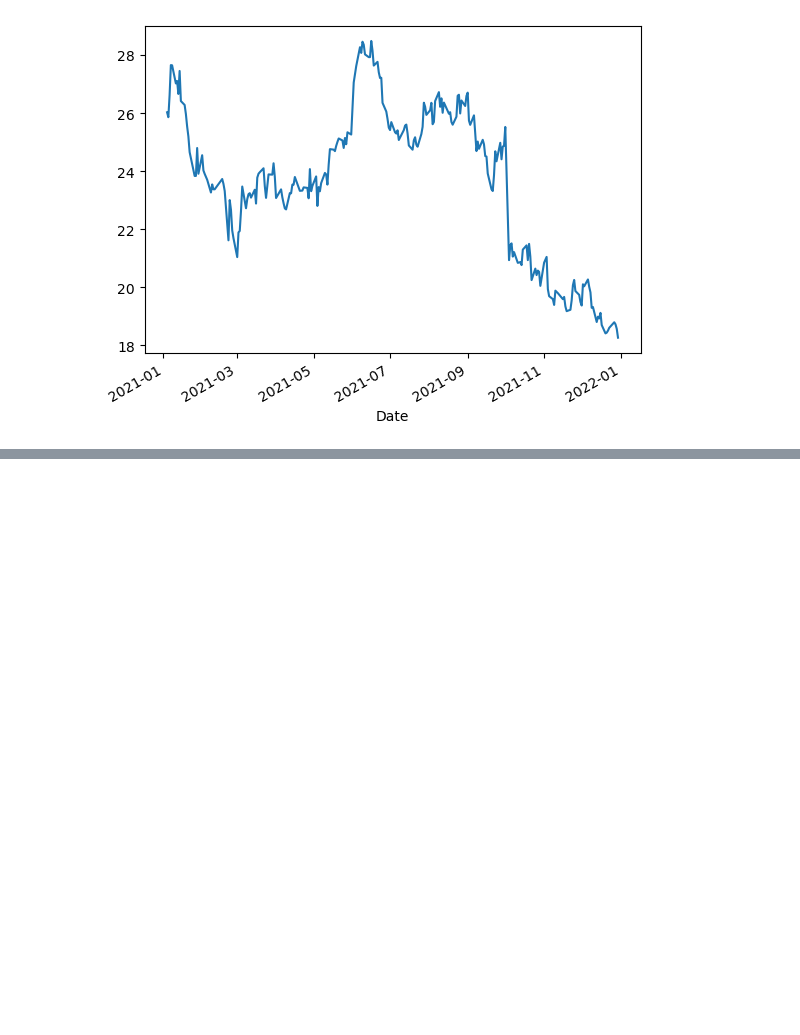
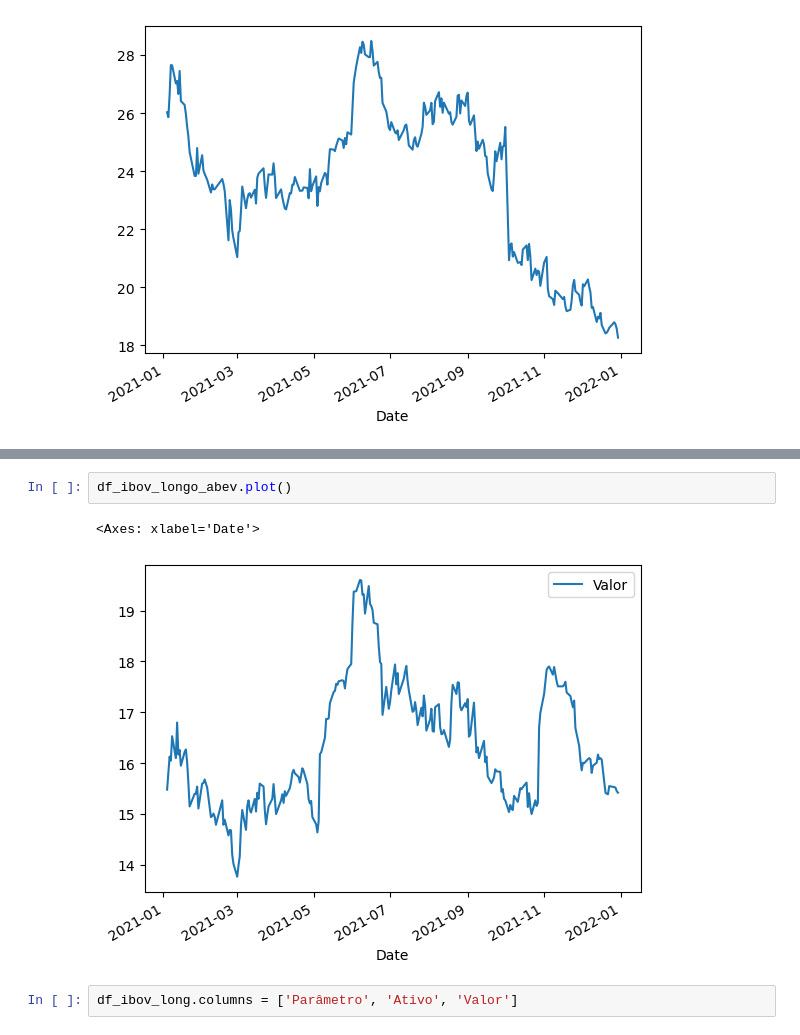
Before and after one commit to Murilo-Barreiro/pmf, a Jupyter notebook: Modulo2.ipynb, the cells around one changed output, grey strips where cells are left out. Cells and saved outputs as stored; diff of their text form; blank space fills up the shorter version.

```diff
--- a/Modulo2.ipynb
+++ b/Modulo2.ipynb
@@ -191,0 +236,7 @@ df_ibov[('Adj Close', 'ITUB4.SA')].plot()
+# %%
+df_ibov_longo_abev.plot()
+# %% [output]
+<Axes: xlabel='Date'>
+[figure, added]
+# %%
+df_ibov_long.columns = ['Parâmetro', 'Ativo', 'Valor']
```
Also changed, not shown: parts of 15 cells of this notebook.
